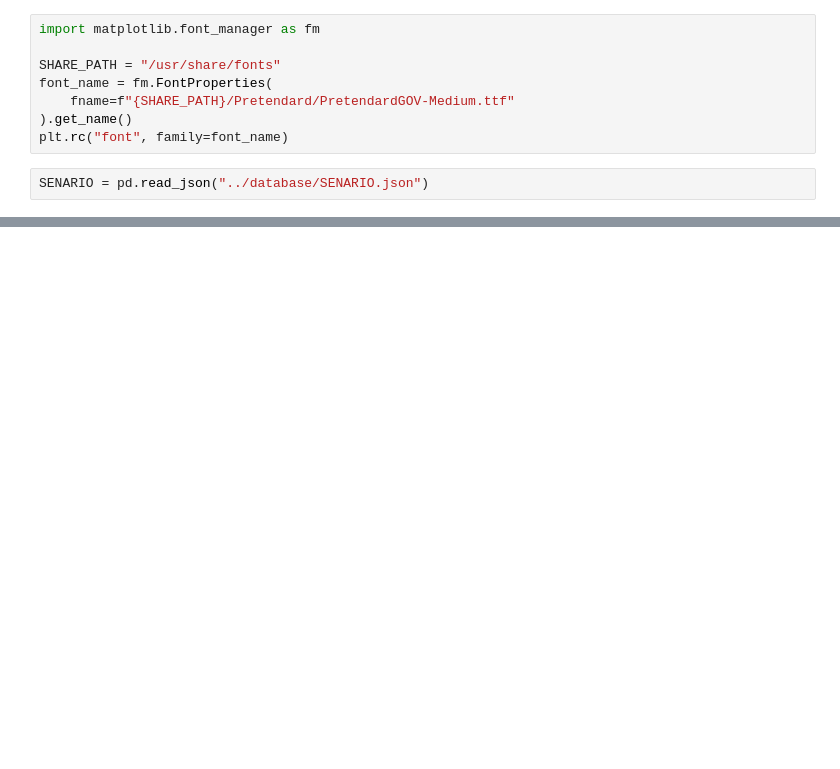
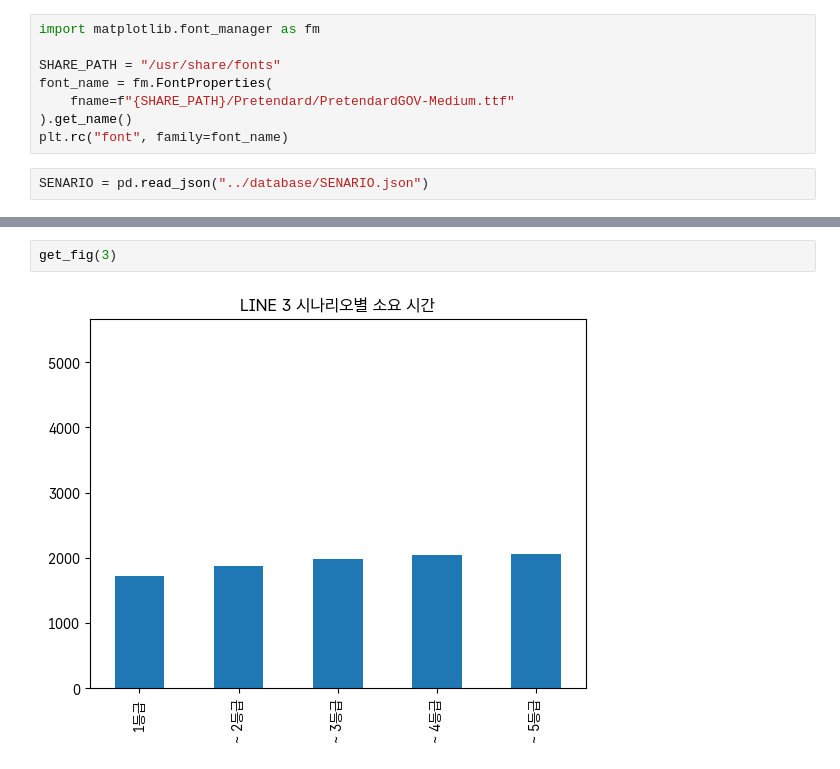
Before and after one commit to TriFullKim/DataAnalysis-ExpressStationSelectionBusan, a Jupyter notebook: visualizationSession/05-Senario.ipynb, the cells around one changed output, grey strips where cells are left out. Drawn from its saved outputs; the diff is of its cells as text; blank space fills up the shorter version.

```diff
--- a/visualizationSession/05-Senario.ipynb
+++ b/visualizationSession/05-Senario.ipynb
@@ -38,0 +68,4 @@ for line in [1, 2, 3, 4]:
+# %%
+get_fig(3)
+# %% [output]
+[figure, added]
```
Also changed, not shown: parts of 5 cells of this notebook, 4 other files.
